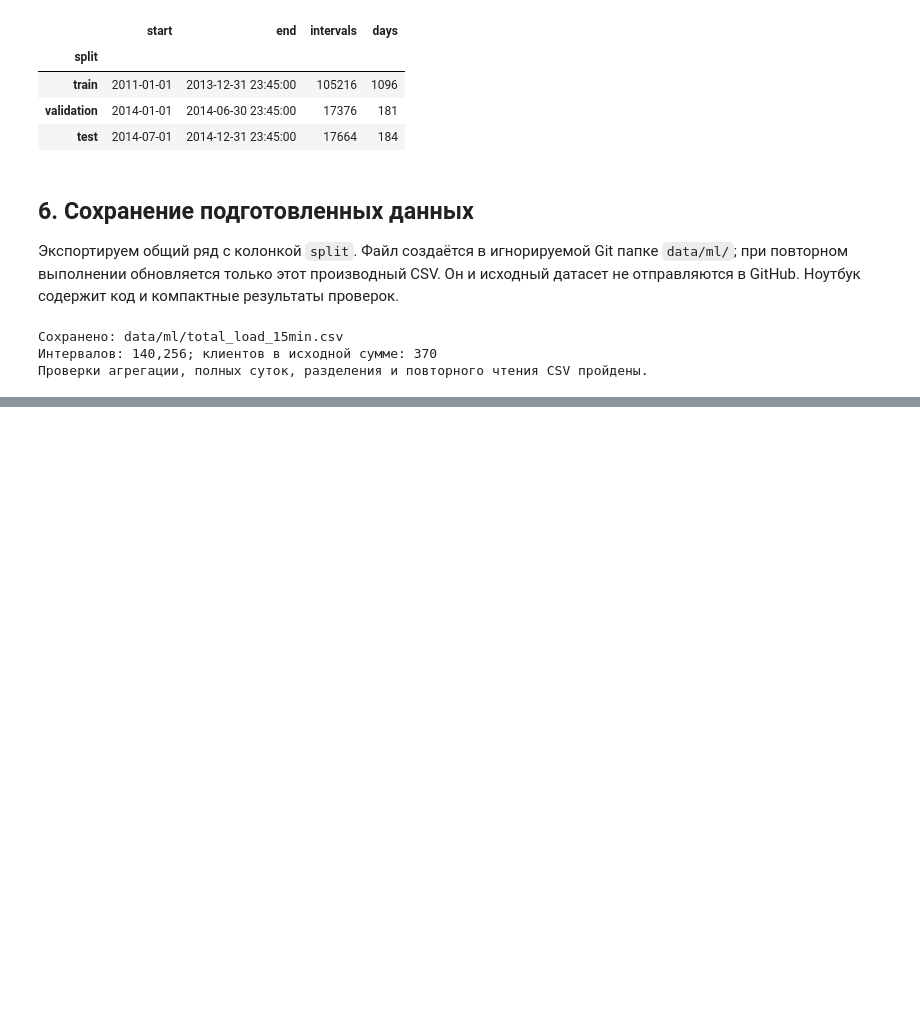
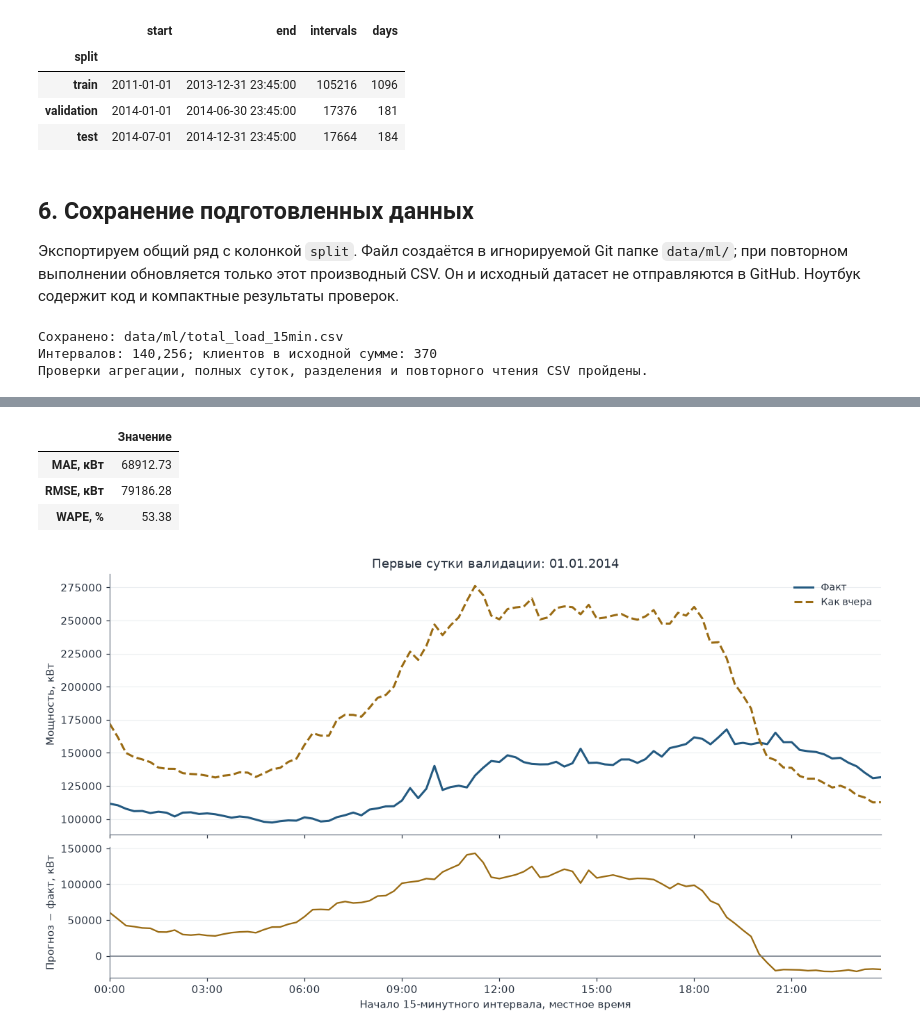
Before and after one commit to vladmaksurov-ai/ElectricityLoad, a Jupyter notebook: notebooks/ML_ElectricityLoad.ipynb, the cells around one changed output, grey strips where cells are left out. Drawn from its saved outputs; the diff is of its cells as text; code cells hidden in the pictures; blank space fills up the shorter version.

```diff
--- a/notebooks/ML_ElectricityLoad.ipynb
+++ b/notebooks/ML_ElectricityLoad.ipynb
@@ -157,0 +188,14 @@ print("Проверки агрегации, полных суток, разде
+# %%
+first_day = validation.index[0].normalize()
+day_predictions = forecast_next_day(
+    train["total_power_kw"], first_day, interval_minutes=INTERVAL_MINUTES,
+)
+day_result = day_predictions.assign(
+    actual_kw=validation["total_power_kw"].reindex(day_predictions.index),
+)
+day_metrics = calculate_forecast_metrics(day_result["actual_kw"], day_result["previous_day"])
+display(day_result.assign(error_kw=day_result["previous_day"] - day_result["actual_kw"])
+        [["actual_kw", "previous_day", "error_kw"]].iloc[::12].rename(columns={
+            "actual_kw": "Факт, кВт", "previous_day": "Как вчера, кВт",
+            "error_kw": "Прогноз − факт, кВт",
+        }).round(2))
@@ -157,0 +219,12 @@ print("Проверки агрегации, полных суток, разде
+# %%
+display(day_metrics.rename(index=METRIC_LABELS).to_frame("Значение").round(2))
+# %% [output]
+|  | Значение |
+| MAE, кВт | 68912.73 |
+| RMSE, кВт | 79186.28 |
+| WAPE, % | 53.38 |
+# %%
+fig, axes = plot_day_forecast(day_result)
+plt.show()
+# %% [output]
+[figure, added]
```
Also changed, not shown: parts of 14 cells of this notebook, 8 other files.
